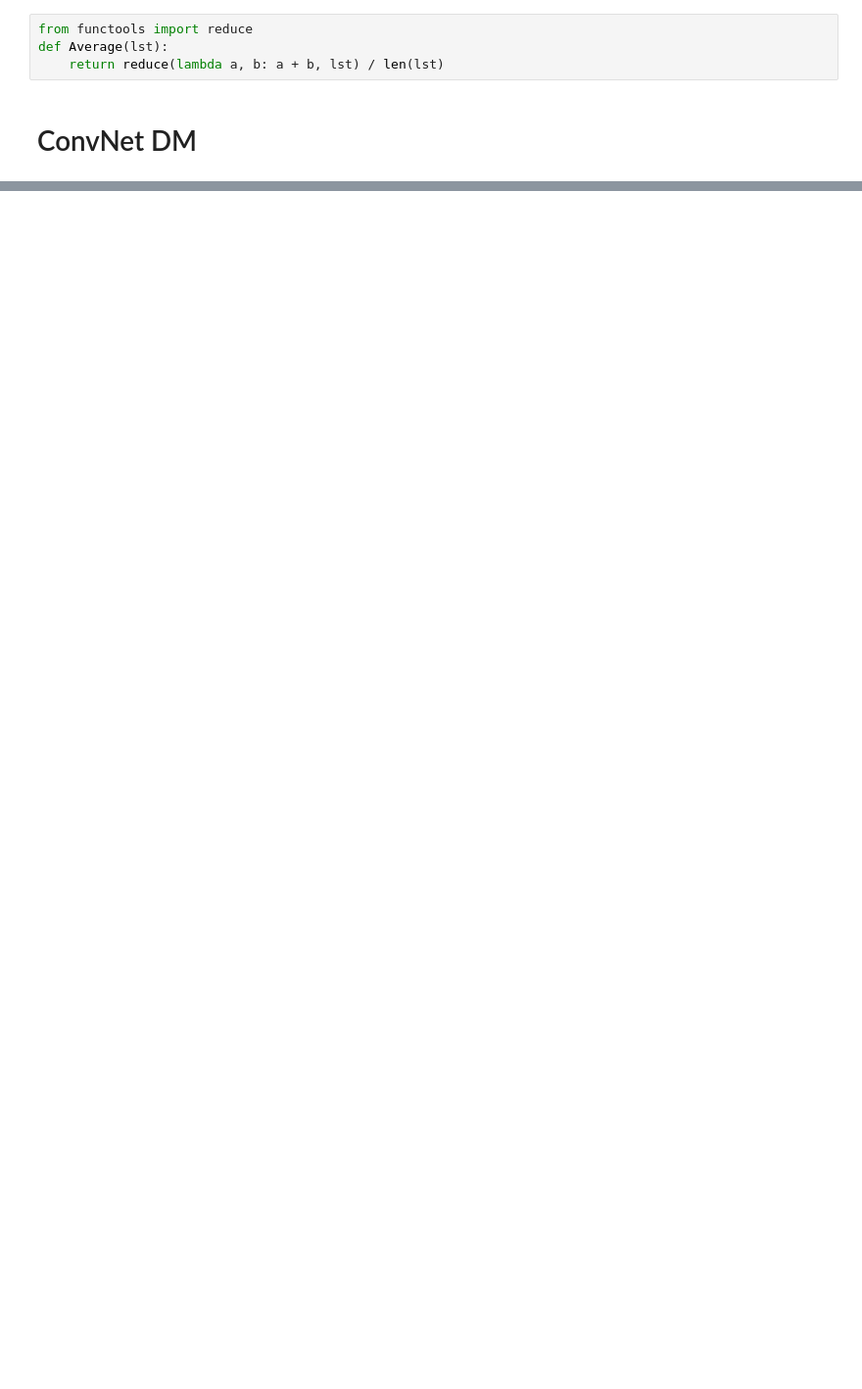
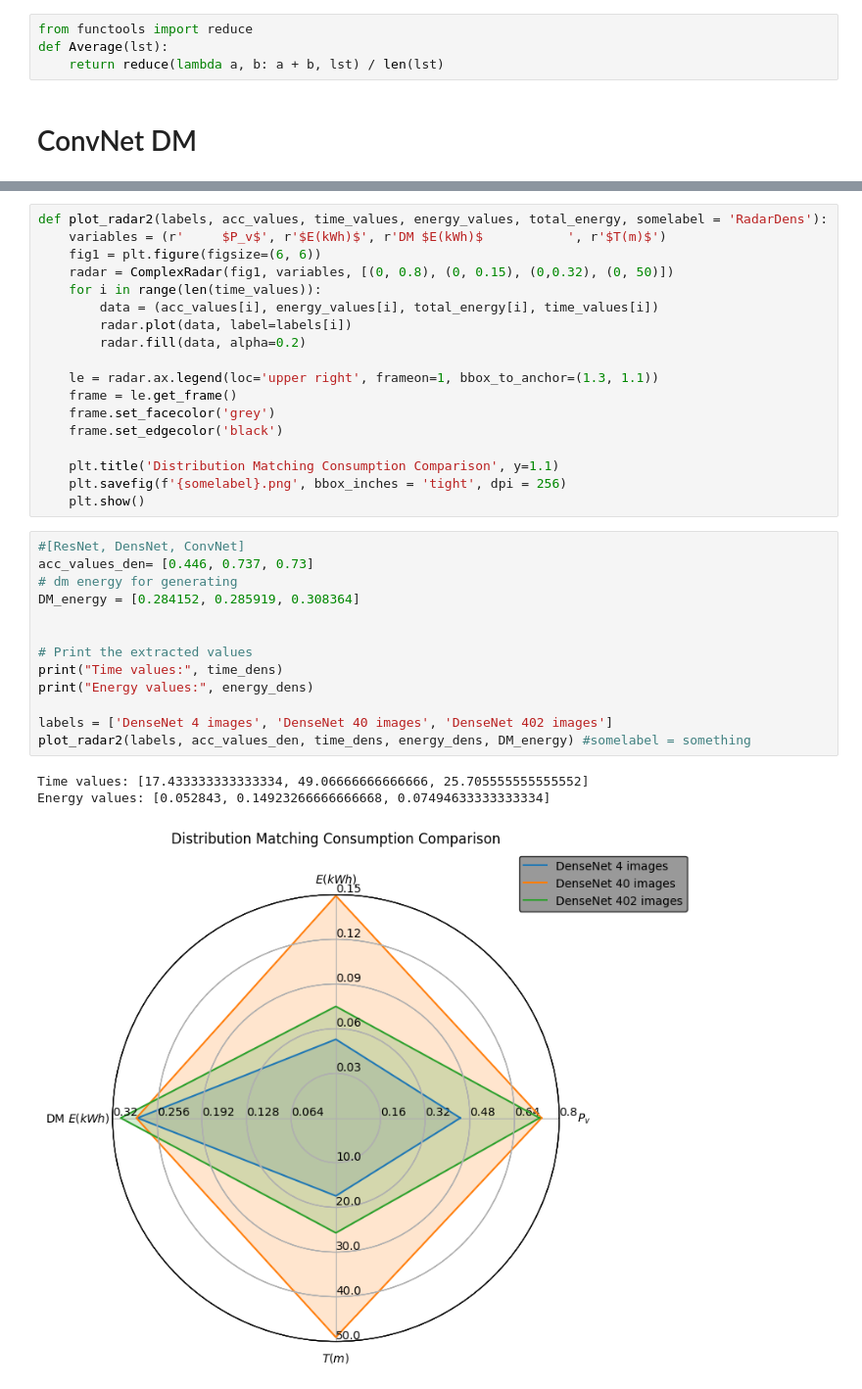
Before and after one commit to Thire399/DC-MasterThesis-2023, a Jupyter notebook: CarbonTrackerPlot.ipynb, the cells around one changed output, grey strips where cells are left out. Shown: that part at 98% size. Drawn from its saved outputs; the diff is of its cells as text; blank space fills up the shorter version.

```diff
--- a/CarbonTrackerPlot.ipynb
+++ b/CarbonTrackerPlot.ipynb
@@ -195,0 +265,35 @@ CO2eq values: [24.315317, 30.797603, 39.059439]
+# %%
+def plot_radar2(labels, acc_values, time_values, energy_values, total_energy, somelabel = 'RadarDens'):
+    variables = (r'     $P_v$', r'$E(kWh)$', r'DM $E(kWh)$           ', r'$T(m)$')
+    fig1 = plt.figure(figsize=(6, 6))
+    radar = ComplexRadar(fig1, variables, [(0, 0.8), (0, 0.15), (0,0.32), (0, 50)])
+    for i in range(len(time_values)):
+        data = (acc_values[i], energy_values[i], total_energy[i], time_values[i])
+        radar.plot(data, label=labels[i])
+        radar.fill(data, alpha=0.2)
+
+    le = radar.ax.legend(loc='upper right', frameon=1, bbox_to_anchor=(1.3, 1.1))
+    frame = le.get_frame()
+    frame.set_facecolor('grey')
+    frame.set_edgecolor('black')
+
+    plt.title('Distribution Matching Consumption Comparison', y=1.1)
+    plt.savefig(f'{somelabel}.png', bbox_inches = 'tight', dpi = 256)
+    plt.show()
+# %%
+#[ResNet, DensNet, ConvNet]
+acc_values_den= [0.446, 0.737, 0.73]
+# dm energy for generating
+DM_energy = [0.284152, 0.285919, 0.308364]
+
+
+# Print the extracted values
+print("Time values:", time_dens)
+print("Energy values:", energy_dens)
+
+labels = ['DenseNet 4 images', 'DenseNet 40 images', 'DenseNet 402 images']
+plot_radar2(labels, acc_values_den, time_dens, energy_dens, DM_energy) #somelabel = something
+# %% [output]
+Time values: [17.433333333333334, 49.06666666666666, 25.705555555555552]
+Energy values: [0.052843, 0.14923266666666668, 0.07494633333333334]
+[figure, added]
```
Also changed, not shown: parts of 27 cells of this notebook.
